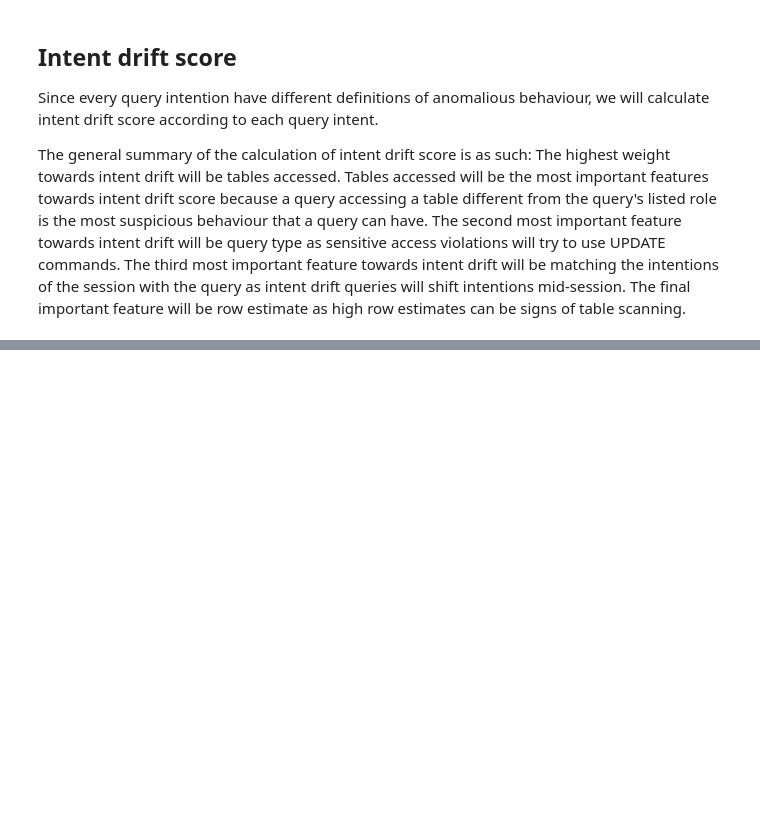
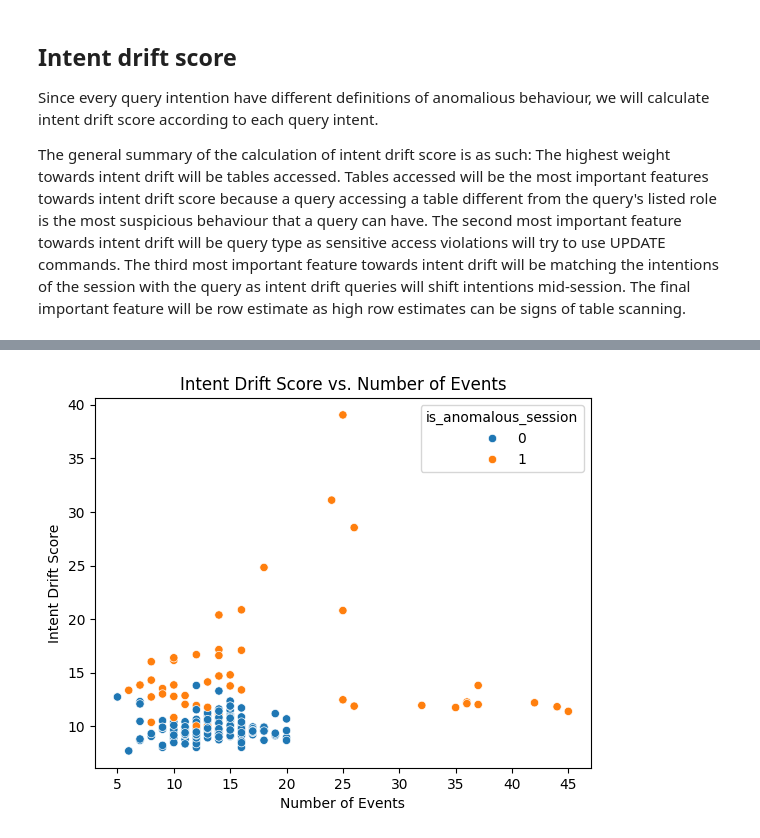
Before and after one commit to RealGoldenGeneral/SmartVerify-Take-Home-Assignment, a Jupyter notebook: notebooks/Assignment.ipynb, the cells around one changed output, grey strips where cells are left out. Cells and saved outputs as stored; diff of their text form; code cells hidden in the pictures; blank space fills up the shorter version.

```diff
--- a/notebooks/Assignment.ipynb
+++ b/notebooks/Assignment.ipynb
@@ -374,0 +434,9 @@ The general summary of the calculation of intent drift score is as such: The hig
+# %%
+# Visualization proving that our intent drift score works
+sns.scatterplot(data=df_sessions, x='num_events', y='intent_drift_score', hue='is_anomalous_session')
+plt.title('Intent Drift Score vs. Number of Events')
+plt.xlabel('Number of Events')
+plt.ylabel('Intent Drift Score')
+plt.show()
+# %% [output]
+[figure, added]
```
Also changed, not shown: parts of 13 cells of this notebook.
